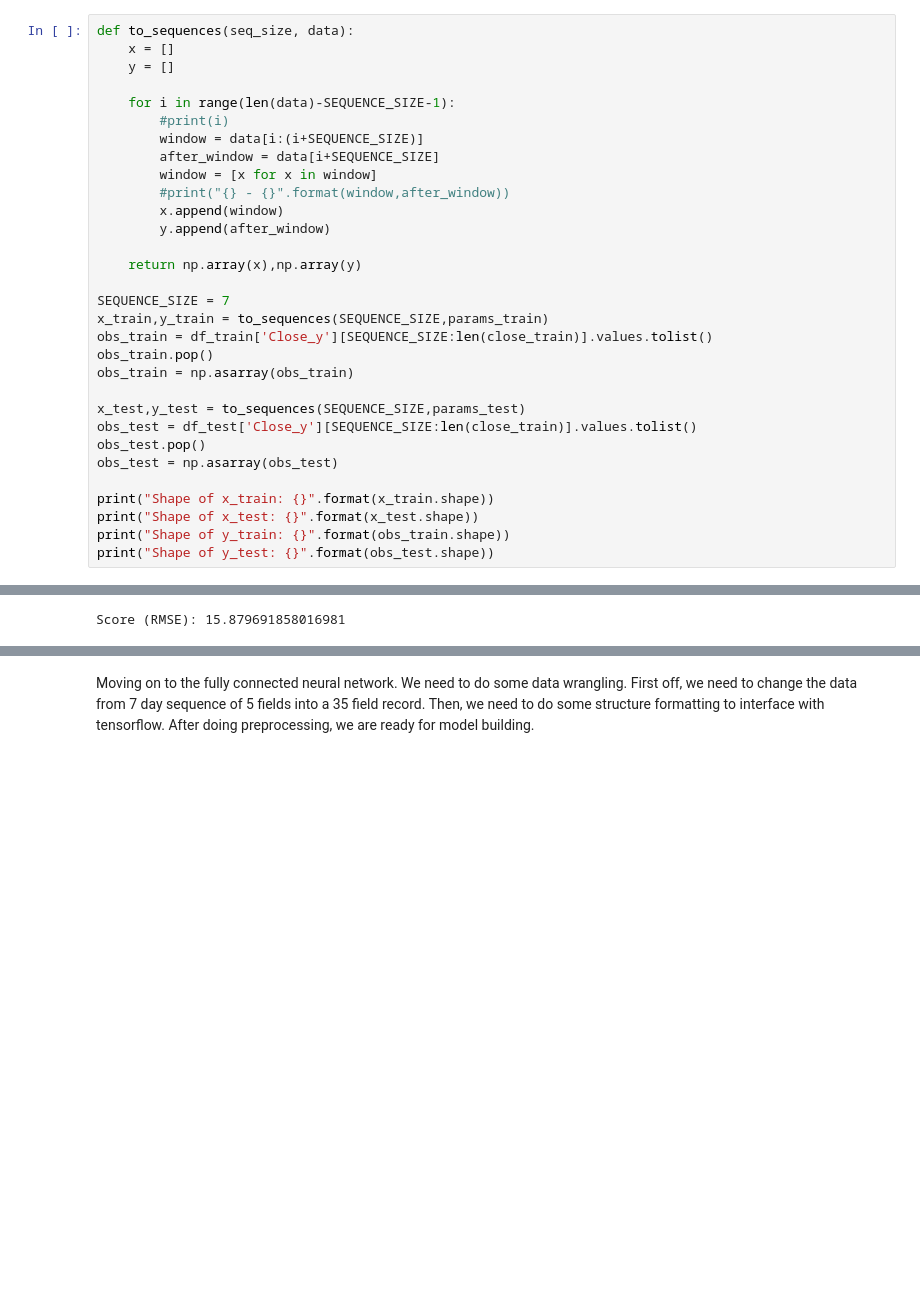
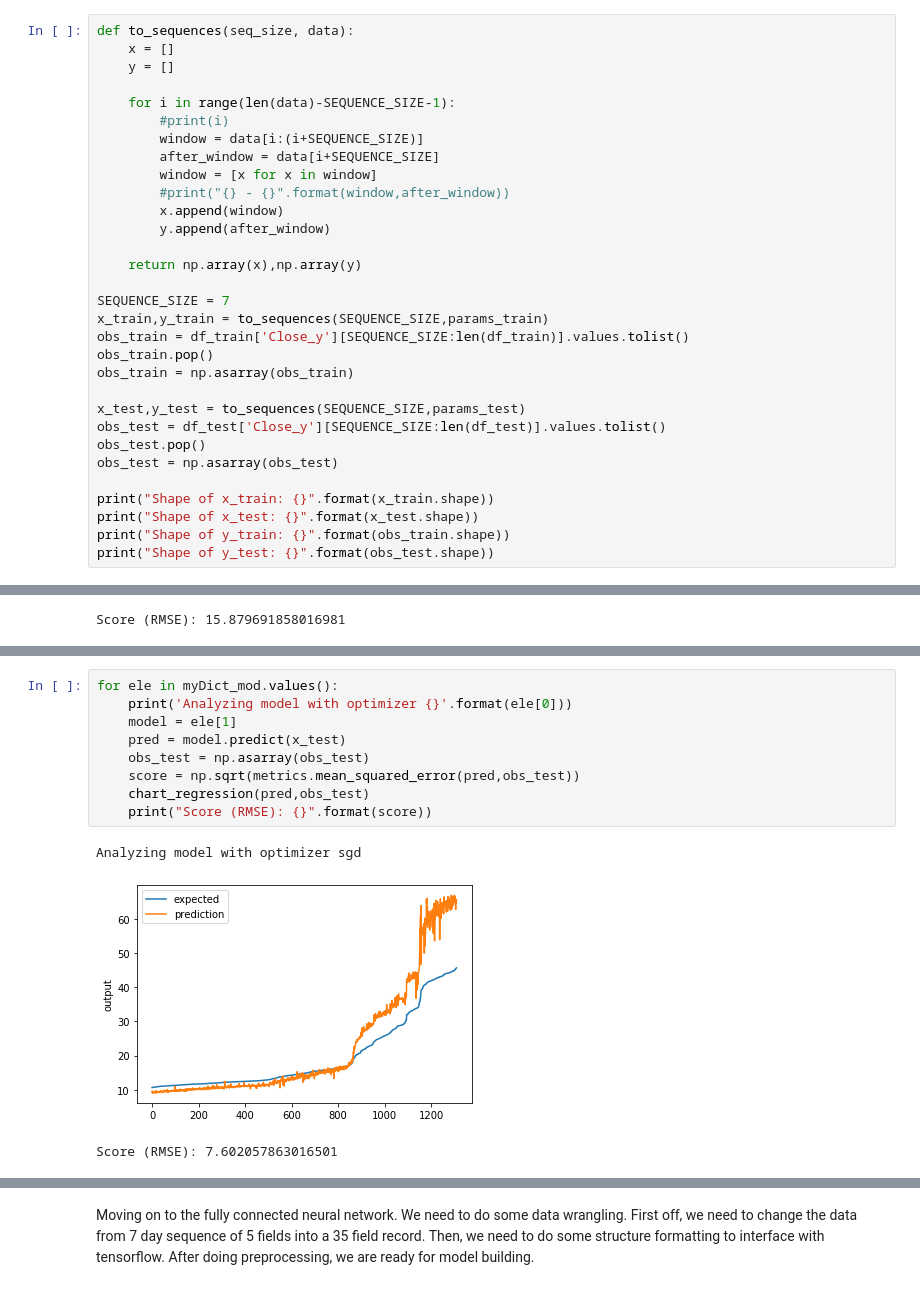
Before and after one commit to jrbyrnes/csc215, a Jupyter notebook: proj2/Proj2.ipynb, the cells around one changed output, grey strips where cells are left out. Cells and saved outputs as stored; diff of their text form; blank space fills up the shorter version.

```diff
--- a/proj2/Proj2.ipynb
+++ b/proj2/Proj2.ipynb
@@ -76,12 +78,12 @@ def to_sequences(seq_size, data):
 
 SEQUENCE_SIZE = 7
 x_train,y_train = to_sequences(SEQUENCE_SIZE,params_train)
-obs_train = df_train['Close_y'][SEQUENCE_SIZE:len(close_train)].values.tolist()
+obs_train = df_train['Close_y'][SEQUENCE_SIZE:len(df_train)].values.tolist()
 obs_train.pop()
 obs_train = np.asarray(obs_train)
 
 x_test,y_test = to_sequences(SEQUENCE_SIZE,params_test)
-obs_test = df_test['Close_y'][SEQUENCE_SIZE:len(close_train)].values.tolist()
+obs_test = df_test['Close_y'][SEQUENCE_SIZE:len(df_test)].values.tolist()
 obs_test.pop()
 obs_test = np.asarray(obs_test)
 
@@ -234,0 +265,13 @@ test_NN, y_test2 = to_xy(test_NN, 'out')
+# %%
+for ele in myDict_mod.values():
+    print('Analyzing model with optimizer {}'.format(ele[0]))
+    model = ele[1]
+    pred = model.predict(x_test)
+    obs_test = np.asarray(obs_test)
+    score = np.sqrt(metrics.mean_squared_error(pred,obs_test))
+    chart_regression(pred,obs_test)
+    print("Score (RMSE): {}".format(score))
+# %% [output]
+Analyzing model with optimizer sgd
+[figure, added]
+Score (RMSE): 7.602057863016501
```
Also changed, not shown: parts of 18 cells of this notebook.
